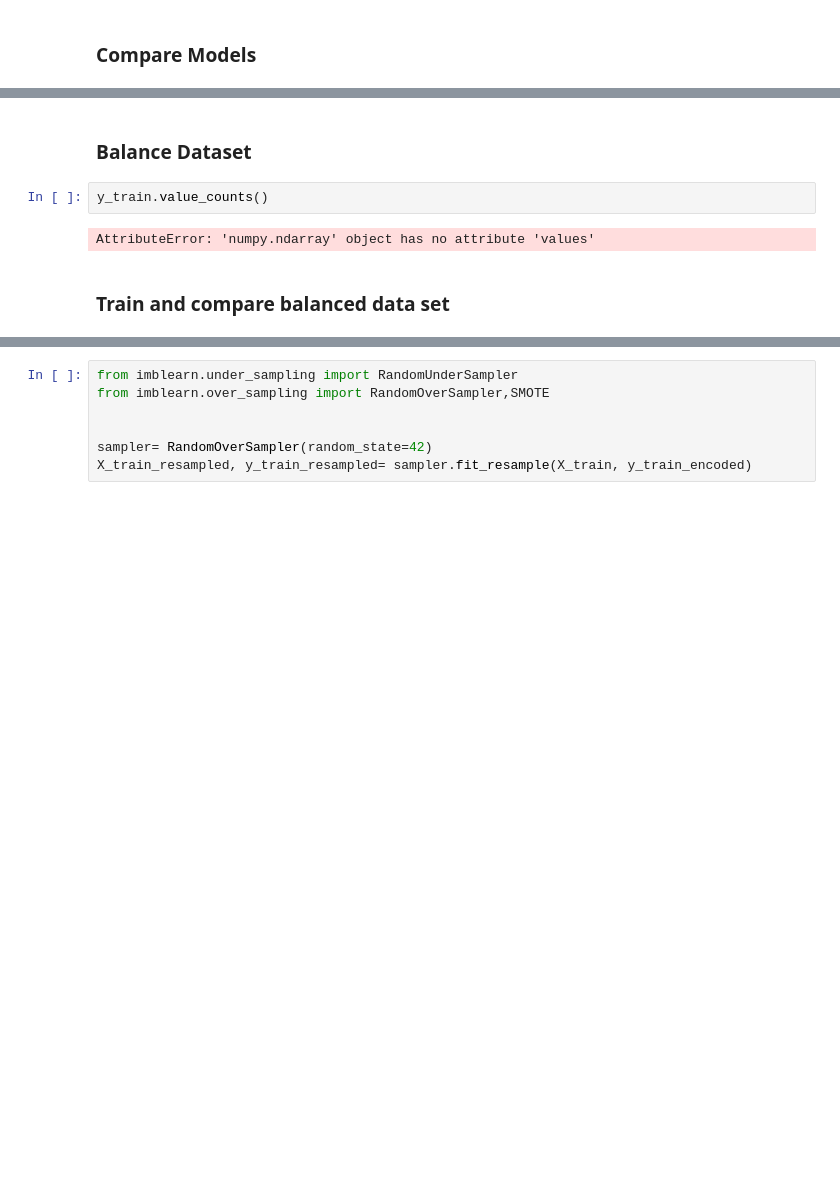
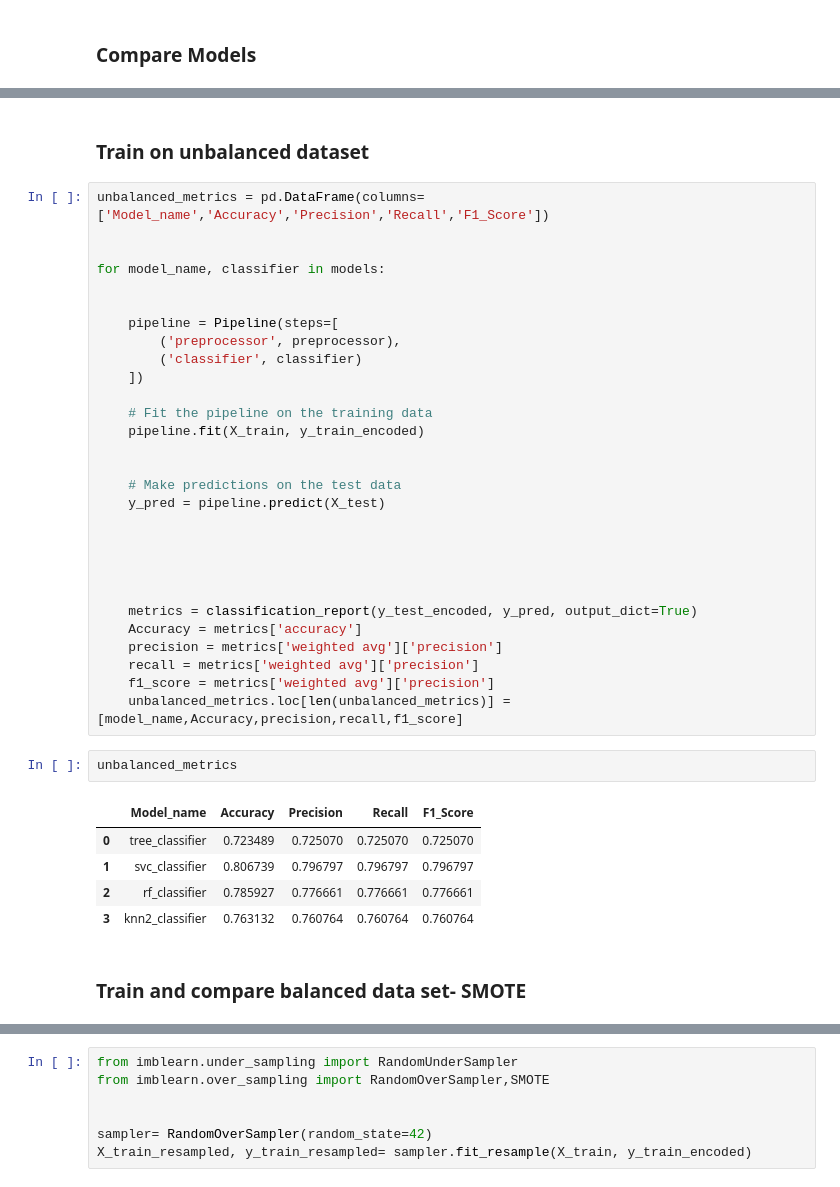
Before and after one commit to analystdee/lp2_customer_churn_prediction, a Jupyter notebook: cust_churn_ml.ipynb, the cells around one changed output, grey strips where cells are left out. Drawn from its saved outputs; the diff is of its cells as text; blank space fills up the shorter version.

```diff
--- a/cust_churn_ml.ipynb
+++ b/cust_churn_ml.ipynb
@@ -932,11 +932,44 @@ Report for svc_classifier
 weighted avg       0.78      0.79      0.78      1009
 
 ==================================================
-# %% [markdown]
-### Balance Dataset
-# %%
-y_train.value_counts()
-# %% [output]
-AttributeError: 'numpy.ndarray' object has no attribute 'values'
+# %% [markdown]
+### Train on unbalanced dataset
+# %%
+unbalanced_metrics = pd.DataFrame(columns=['Model_name','Accuracy','Precision','Recall','F1_Score'])
+
+
+for model_name, classifier in models:
+
+
+    pipeline = Pipeline(steps=[
+        ('preprocessor', preprocessor),
+        ('classifier', classifier)
+    ])
+
+    # Fit the pipeline on the training data
+    pipeline.fit(X_train, y_train_encoded)
+
+
+    # Make predictions on the test data
+    y_pred = pipeline.predict(X_test)
+
+
+
+
+
+    metrics = classification_report(y_test_encoded, y_pred, output_dict=True)
+    Accuracy = metrics['accuracy']
+    precision = metrics['weighted avg']['precision']
+    recall = metrics['weighted avg']['precision']
+    f1_score = metrics['weighted avg']['precision']
+    unbalanced_metrics.loc[len(unbalanced_metrics)] = [model_name,Accuracy,precision,recall,f1_score]
+# %%
+unbalanced_metrics
+# %% [output]
+|  | Model_name | Accuracy | Precision | Recall | F1_Score |
+| 0 | tree_classifier | 0.723489 | 0.725070 | 0.725070 | 0.725070 |
+| 1 | svc_classifier | 0.806739 | 0.796797 | 0.796797 | 0.796797 |
+| 2 | rf_classifier | 0.785927 | 0.776661 | 0.776661 | 0.776661 |
+| 3 | knn2_classifier | 0.763132 | 0.760764 | 0.760764 | 0.760764 |
 # %% [markdown]
-### Train and compare balanced data set
+### Train and compare balanced data set- SMOTE
```
Also changed, not shown: parts of 21 cells of this notebook.
